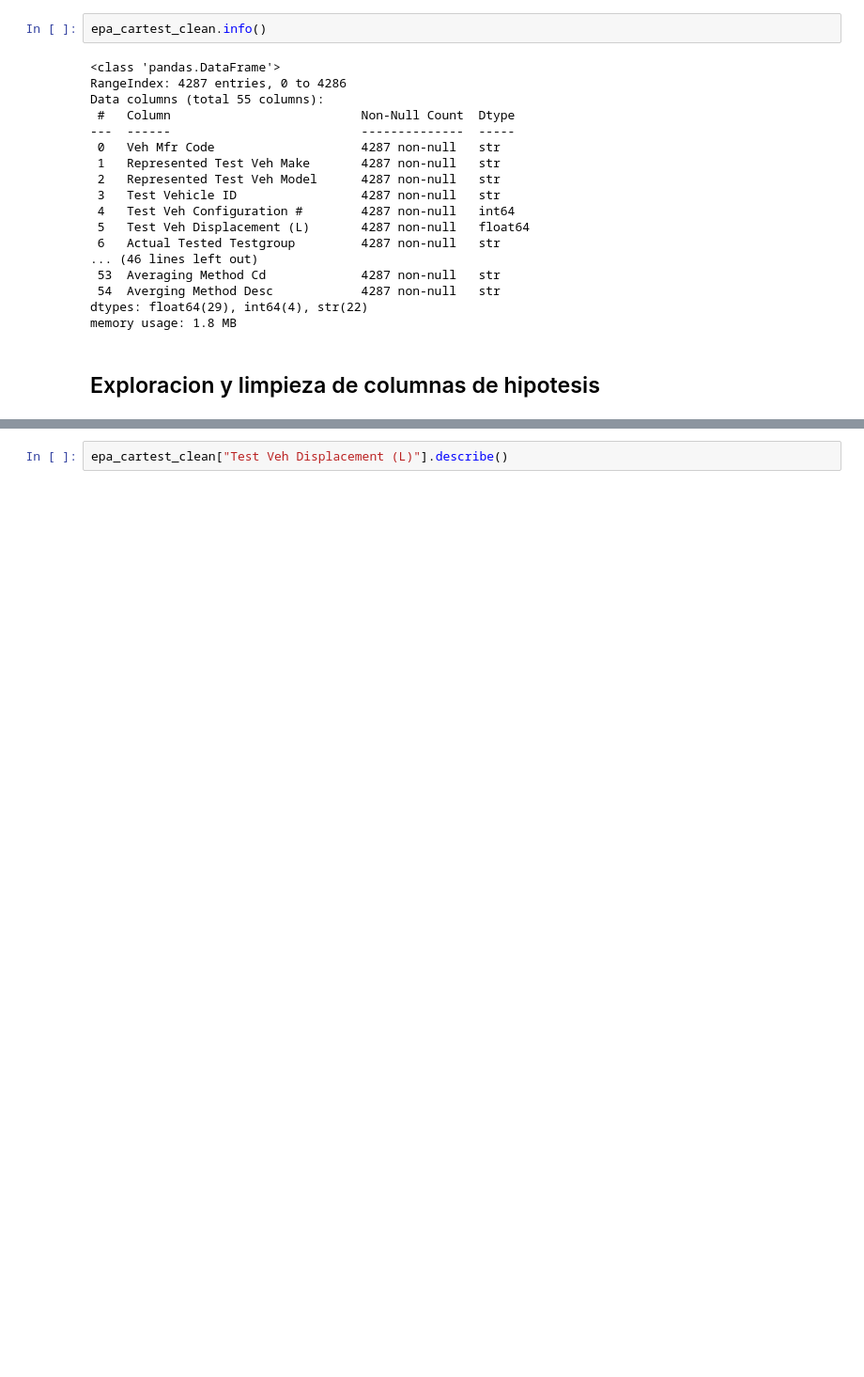
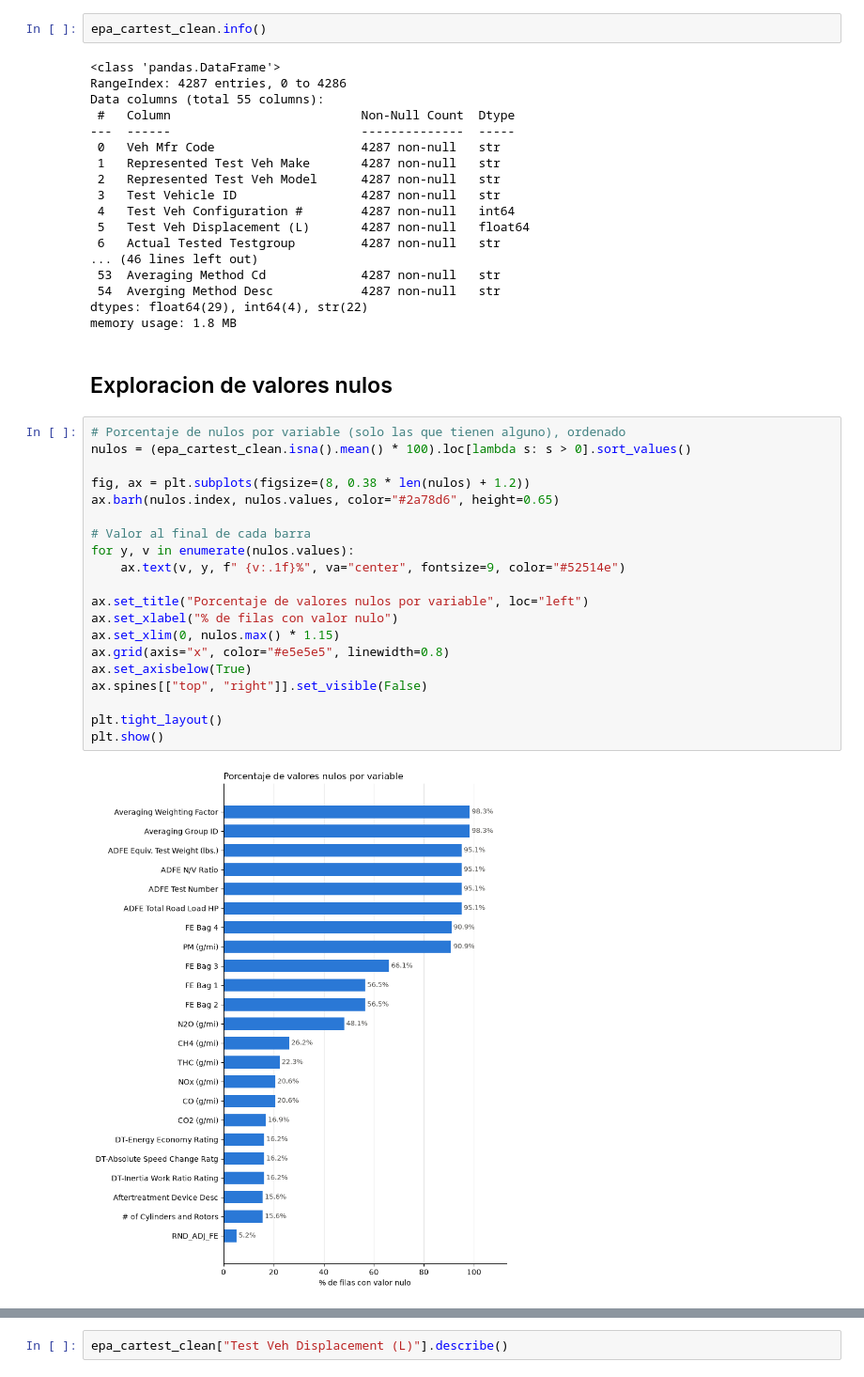
Before and after one commit to Sicant0/TPE-FundamentosDeCienciaDeDatos, a Jupyter notebook: entrega_final.ipynb, the cells around one changed output, grey strips where cells are left out. Shown at 94% size. Cells and saved outputs as stored; diff of their text form; blank space fills up the shorter version.

```diff
--- a/entrega_final.ipynb
+++ b/entrega_final.ipynb
@@ -86,5 +71,27 @@ Data columns (total 55 columns):
  54  Averging Method Desc            4287 non-null   str
 dtypes: float64(29), int64(4), str(22)
 memory usage: 1.8 MB
-# %% [markdown]
-## Exploracion y limpieza de columnas de hipotesis
+# %% [markdown]
+## Exploracion de valores nulos
+# %%
+# Porcentaje de nulos por variable (solo las que tienen alguno), ordenado
+nulos = (epa_cartest_clean.isna().mean() * 100).loc[lambda s: s > 0].sort_values()
+
+fig, ax = plt.subplots(figsize=(8, 0.38 * len(nulos) + 1.2))
+ax.barh(nulos.index, nulos.values, color="#2a78d6", height=0.65)
+
+# Valor al final de cada barra
+for y, v in enumerate(nulos.values):
+    ax.text(v, y, f" {v:.1f}%", va="center", fontsize=9, color="#52514e")
+
+ax.set_title("Porcentaje de valores nulos por variable", loc="left")
+ax.set_xlabel("% de filas con valor nulo")
+ax.set_xlim(0, nulos.max() * 1.15)
+ax.grid(axis="x", color="#e5e5e5", linewidth=0.8)
+ax.set_axisbelow(True)
+ax.spines[["top", "right"]].set_visible(False)
+
+plt.tight_layout()
+plt.show()
+# %% [output]
+[figure, added]
```
Also changed, not shown: parts of 78 cells of this notebook.
